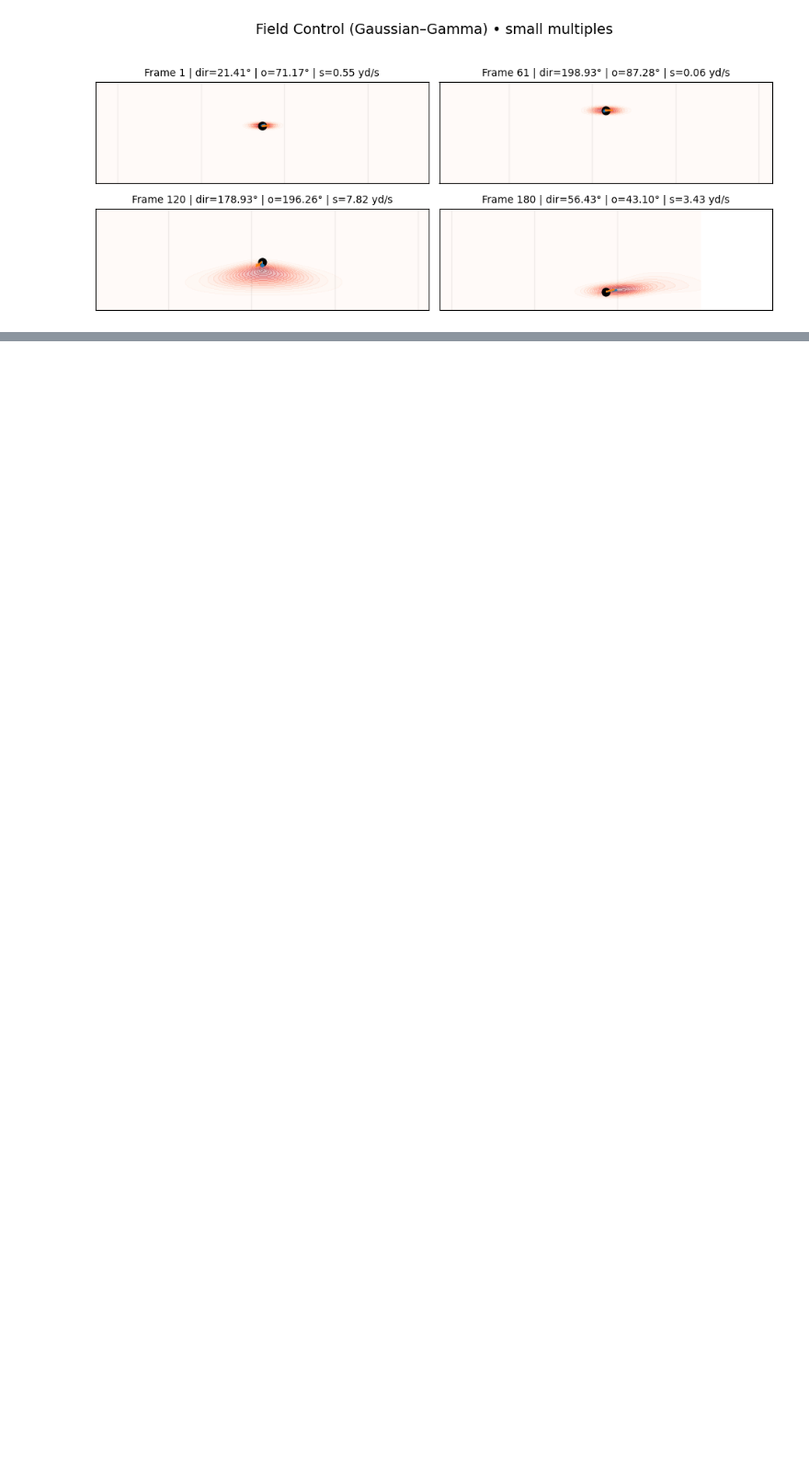
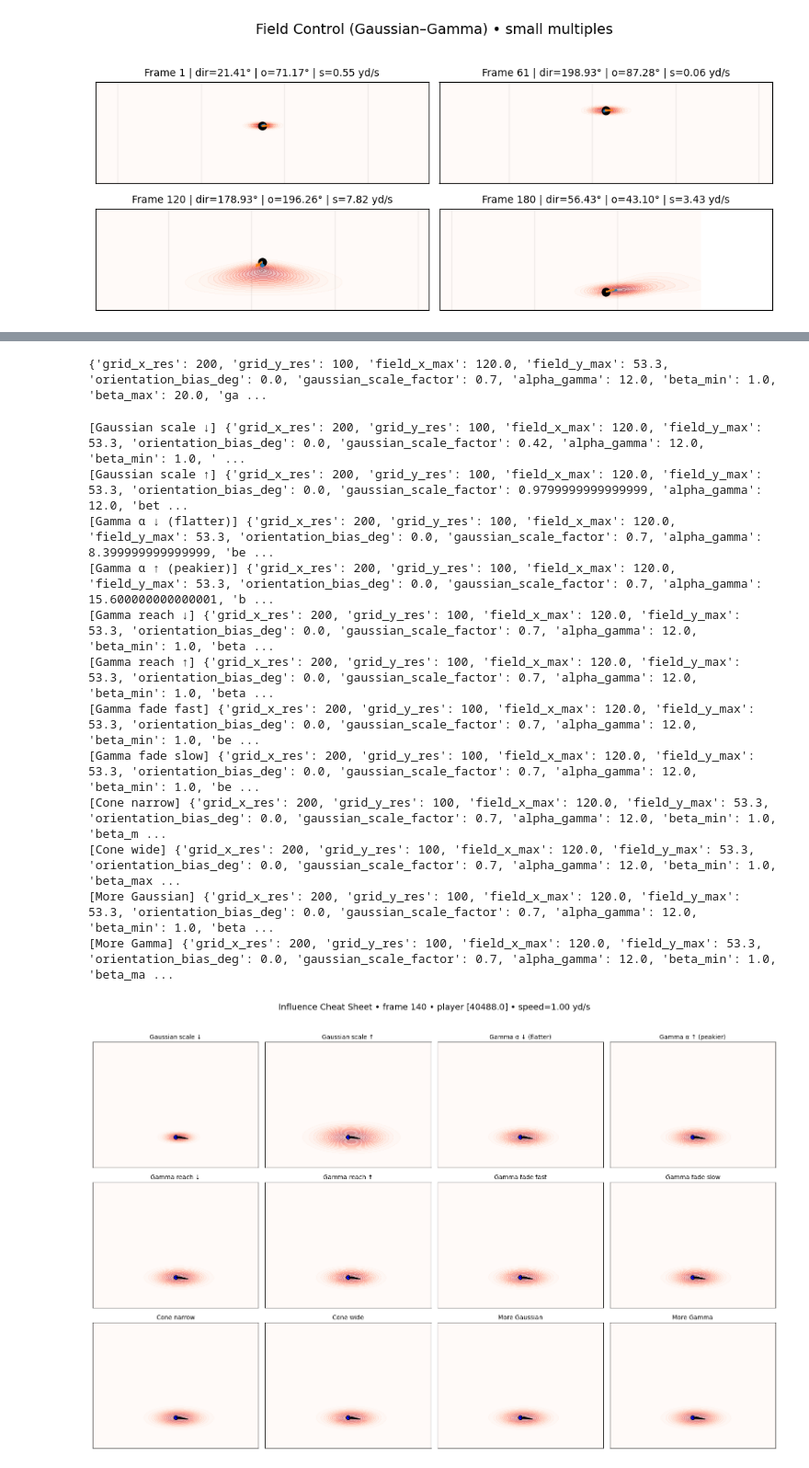
Before and after one commit to cincysam6/Field_Control_Model, a Jupyter notebook: example_usage.ipynb, the cells around one changed output, grey strips where cells are left out. Shown: that part at 92% size. Saved outputs shown, nothing was run; the diff lists cells and outputs as text; code cells hidden in the pictures; blank space fills up the shorter version.

```diff
--- a/example_usage.ipynb
+++ b/example_usage.ipynb
@@ -292,0 +311,32 @@ fig, axes, frames = plot_field_control_small_multiples(
+# %%
+# 2) Pick a panel’s params, tweak a couple, and build a model
+mk = pick_panel_kwargs(panels, title="Gamma reach ↑", updates={"alpha_gamma": 12.0})
+print(mk)
+new_model = PlayerInfluenceModel(**mk)
+# %% [output]
+{'grid_x_res': 200, 'grid_y_res': 100, 'field_x_max': 120.0, 'field_y_max': 53.3, 'orientation_bias_deg': 0.0, 'gaussian_scale_factor': 0.7, 'alpha_gamma': 12.0, 'beta_min': 1.0, 'beta_max': 20.0, 'ga ...
+# %%
+
+# 1) Run the cheat sheet — returns every panel’s params
+fig, panels, params_df = diagnostic_multiples(
+    df=df,
+    frame_id=140,
+    player_id=one_player,
+    speed=1.0,
+    model_kwargs=mk,
+    verbose=True,   # prints the full dict for each panel
+)
+# %% [output]
+[Gaussian scale ↓] {'grid_x_res': 200, 'grid_y_res': 100, 'field_x_max': 120.0, 'field_y_max': 53.3, 'orientation_bias_deg': 0.0, 'gaussian_scale_factor': 0.42, 'alpha_gamma': 12.0, 'beta_min': 1.0, ' ...
+[Gaussian scale ↑] {'grid_x_res': 200, 'grid_y_res': 100, 'field_x_max': 120.0, 'field_y_max': 53.3, 'orientation_bias_deg': 0.0, 'gaussian_scale_factor': 0.9799999999999999, 'alpha_gamma': 12.0, 'bet ...
+[Gamma α ↓ (flatter)] {'grid_x_res': 200, 'grid_y_res': 100, 'field_x_max': 120.0, 'field_y_max': 53.3, 'orientation_bias_deg': 0.0, 'gaussian_scale_factor': 0.7, 'alpha_gamma': 8.399999999999999, 'be ...
+[Gamma α ↑ (peakier)] {'grid_x_res': 200, 'grid_y_res': 100, 'field_x_max': 120.0, 'field_y_max': 53.3, 'orientation_bias_deg': 0.0, 'gaussian_scale_factor': 0.7, 'alpha_gamma': 15.600000000000001, 'b ...
+[Gamma reach ↓] {'grid_x_res': 200, 'grid_y_res': 100, 'field_x_max': 120.0, 'field_y_max': 53.3, 'orientation_bias_deg': 0.0, 'gaussian_scale_factor': 0.7, 'alpha_gamma': 12.0, 'beta_min': 1.0, 'beta ...
+[Gamma reach ↑] {'grid_x_res': 200, 'grid_y_res': 100, 'field_x_max': 120.0, 'field_y_max': 53.3, 'orientation_bias_deg': 0.0, 'gaussian_scale_factor': 0.7, 'alpha_gamma': 12.0, 'beta_min': 1.0, 'beta ...
+[Gamma fade fast] {'grid_x_res': 200, 'grid_y_res': 100, 'field_x_max': 120.0, 'field_y_max': 53.3, 'orientation_bias_deg': 0.0, 'gaussian_scale_factor': 0.7, 'alpha_gamma': 12.0, 'beta_min': 1.0, 'be ...
+[Gamma fade slow] {'grid_x_res': 200, 'grid_y_res': 100, 'field_x_max': 120.0, 'field_y_max': 53.3, 'orientation_bias_deg': 0.0, 'gaussian_scale_factor': 0.7, 'alpha_gamma': 12.0, 'beta_min': 1.0, 'be ...
+[Cone narrow] {'grid_x_res': 200, 'grid_y_res': 100, 'field_x_max': 120.0, 'field_y_max': 53.3, 'orientation_bias_deg': 0.0, 'gaussian_scale_factor': 0.7, 'alpha_gamma': 12.0, 'beta_min': 1.0, 'beta_m ...
+[Cone wide] {'grid_x_res': 200, 'grid_y_res': 100, 'field_x_max': 120.0, 'field_y_max': 53.3, 'orientation_bias_deg': 0.0, 'gaussian_scale_factor': 0.7, 'alpha_gamma': 12.0, 'beta_min': 1.0, 'beta_max ...
+[More Gaussian] {'grid_x_res': 200, 'grid_y_res': 100, 'field_x_max': 120.0, 'field_y_max': 53.3, 'orientation_bias_deg': 0.0, 'gaussian_scale_factor': 0.7, 'alpha_gamma': 12.0, 'beta_min': 1.0, 'beta ...
+[More Gamma] {'grid_x_res': 200, 'grid_y_res': 100, 'field_x_max': 120.0, 'field_y_max': 53.3, 'orientation_bias_deg': 0.0, 'gaussian_scale_factor': 0.7, 'alpha_gamma': 12.0, 'beta_min': 1.0, 'beta_ma ...
+[figure, added]
```
Also changed, not shown: parts of 8 cells of this notebook.
